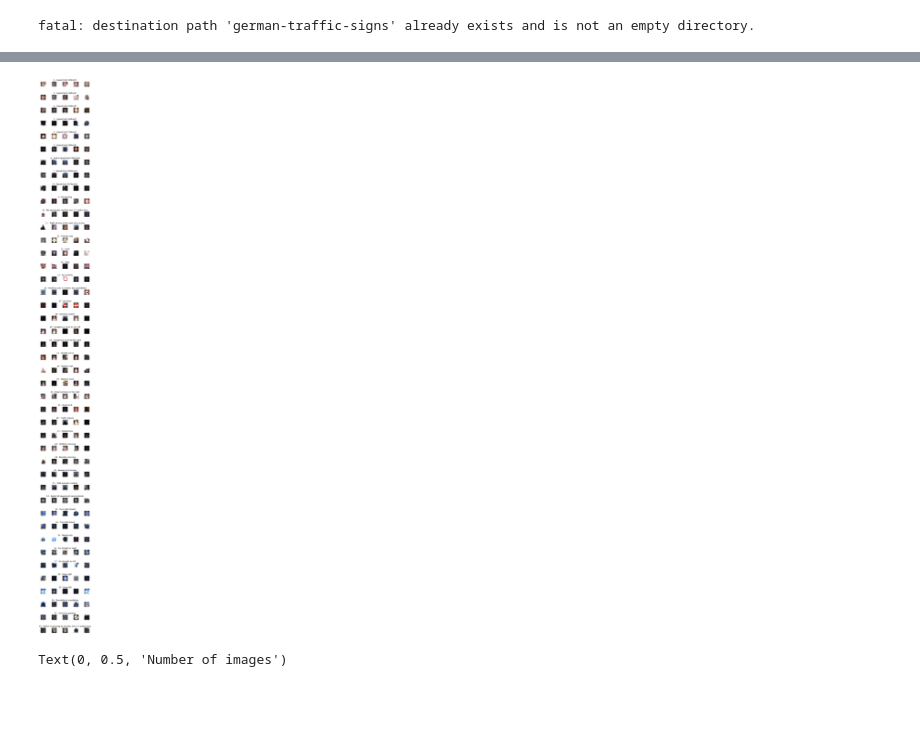
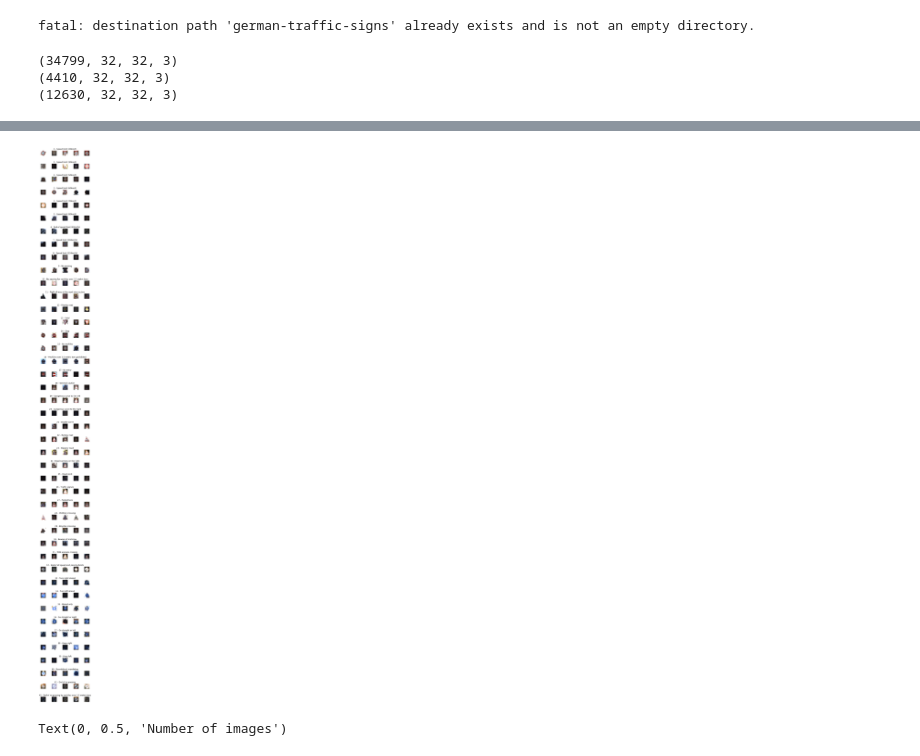
Before and after one commit to aaronspindler/SelfDrivingCar, a Jupyter notebook: traffic-sign-recognition/traffic-sign-recognition.ipynb, the cells around one changed output, grey strips where cells are left out. Saved outputs shown, nothing was run; the diff lists cells and outputs as text; code cells hidden in the pictures; blank space fills up the shorter version.

```diff
--- a/traffic-sign-recognition/traffic-sign-recognition.ipynb
+++ b/traffic-sign-recognition/traffic-sign-recognition.ipynb
@@ -28,6 +28,14 @@ with open('german-traffic-signs/test.p', 'rb') as f:
 X_train, y_train = train_data['features'], train_data['labels']
 X_val, y_val = val_data['features'], val_data['labels']
 X_test, y_test = test_data['features'], test_data['labels']
+
+print(X_train.shape)
+print(X_val.shape)
+print(X_test.shape)
+# %% [output]
+(34799, 32, 32, 3)
+(4410, 32, 32, 3)
+(12630, 32, 32, 3)
 # %%
 assert(X_train.shape[0] == y_train.shape[0]), "The number of images is not equal to the number of labels"
 assert(X_val.shape[0] == y_val.shape[0]), "The number of images is not equal to the number of labels"
@@ -59,21 +67,21 @@ print(data)
 # %%
 num_of_samples = []
 
 cols = 5
 num_classes = 43
 
 fig, axs = plt.subplots(nrows=num_classes, ncols = cols, figsize=(5, 50))
 fig.tight_layout()
 for i in range(cols):
     for j, row in data.iterrows():
         x_selected = X_train[y_train == j]
-        axs[j][i].imshow(x_selected[random.randint(0, len(x_selected - 1)), :, :], cmap=plt.get_cmap("gray"))
+        axs[j][i].imshow(x_selected[random.randint(0, len(x_selected)-1), :, :], cmap=plt.get_cmap("gray"))
         axs[j][i].axis("off")
         if i == 2:
             axs[j][i].set_title(str(j) + " - " + row['SignName'])
             num_of_samples.append(len(x_selected))
 # %% [output]
-[figure, old version]
+[figure, new version]
 # %%
 plt.figure(figsize=(12, 4))
 plt.bar(range(0, num_classes), num_of_samples)
```
Also changed, not shown: parts of 16 cells of this notebook.
